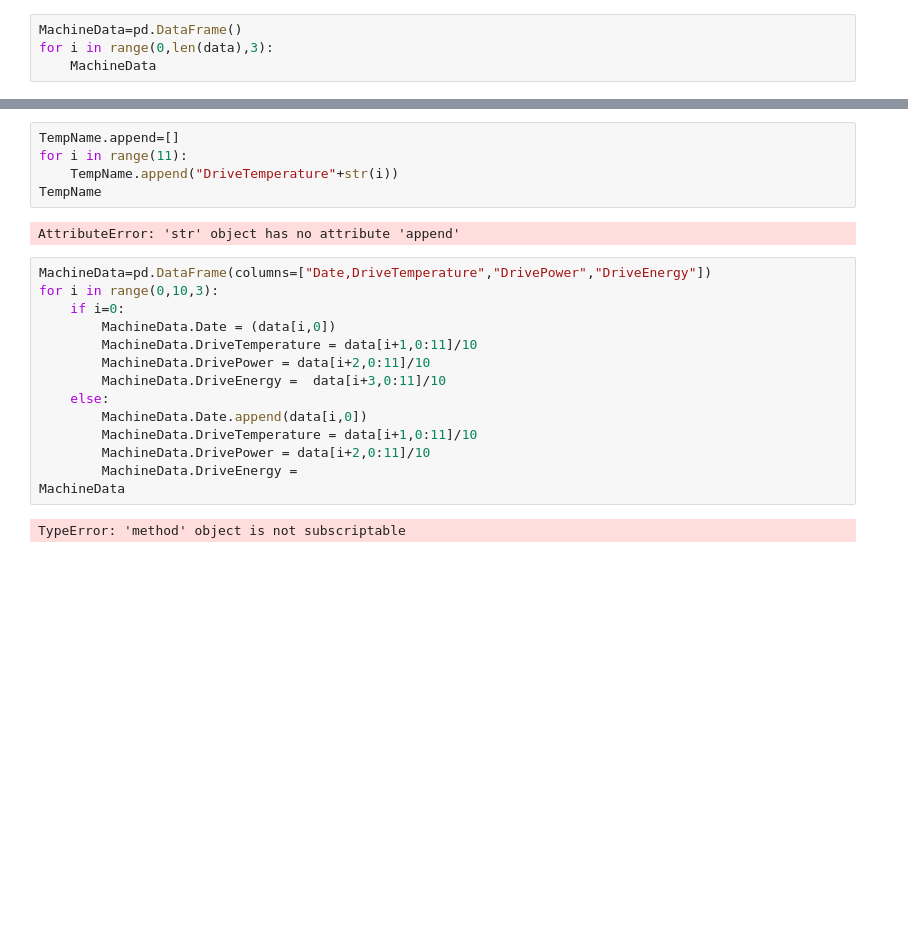
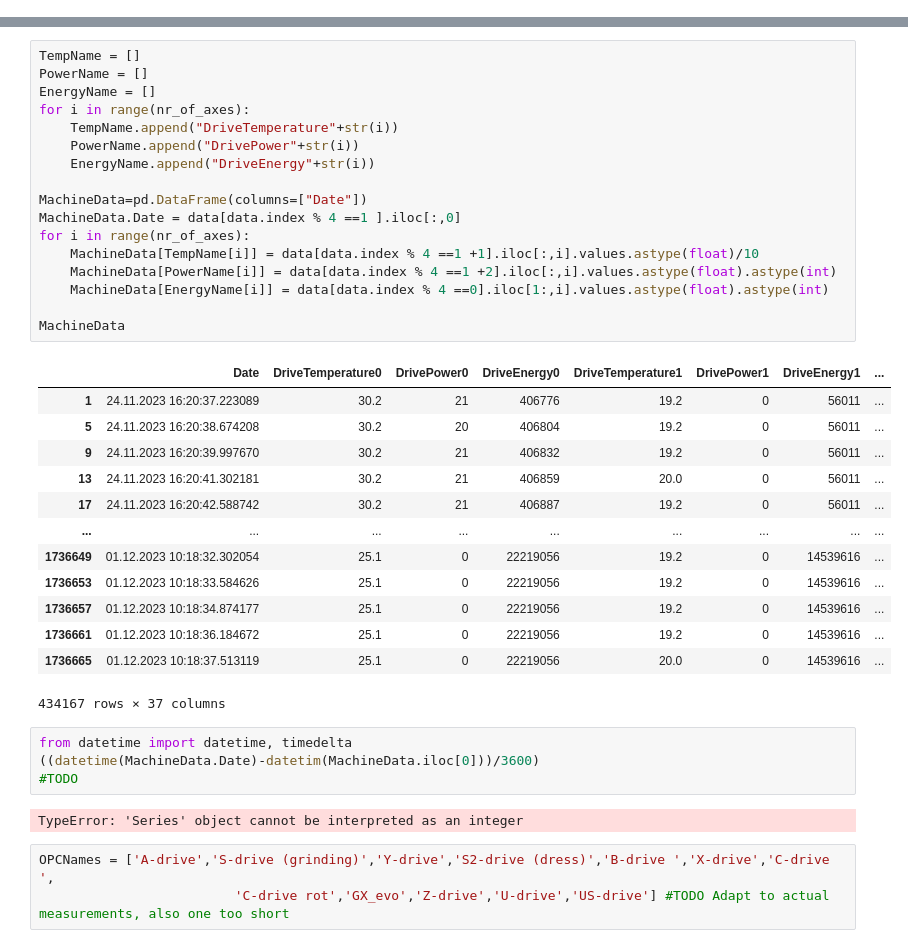
Before and after one commit to selang-inspire/Zorzini_Lang_Quinto_Offline, a Jupyter notebook: LoadAgaData.ipynb, the cells around one changed output, grey strips where cells are left out. Saved outputs shown, nothing was run; the diff lists cells and outputs as text; blank space fills up the shorter version.

```diff
--- a/LoadAgaData.ipynb
+++ b/LoadAgaData.ipynb
@@ -9,4 +11,0 @@ data=pd.read_csv(filename,names=list('abcdefghijkl'))
-# %%
-MachineData=pd.DataFrame()
-for i in range(0,len(data),3):
-    MachineData
@@ -37,23 +12,40 @@ MachineData
-# %%
-TempName.append=[]
-for i in range(11):
-    TempName.append("DriveTemperature"+str(i))
-TempName
-# %% [output]
-AttributeError: 'str' object has no attribute 'append'
-# %%
-MachineData=pd.DataFrame(columns=["Date,DriveTemperature","DrivePower","DriveEnergy"])
-for i in range(0,10,3):
-    if i=0:
-        MachineData.Date = (data[i,0])
-        MachineData.DriveTemperature = data[i+1,0:11]/10
-        MachineData.DrivePower = data[i+2,0:11]/10
-        MachineData.DriveEnergy =  data[i+3,0:11]/10
-    else:
-        MachineData.Date.append(data[i,0])
-        MachineData.DriveTemperature = data[i+1,0:11]/10
-        MachineData.DrivePower = data[i+2,0:11]/10
-        MachineData.DriveEnergy =
-MachineData
-# %% [output]
-TypeError: 'method' object is not subscriptable
+# %%
+TempName = []
+PowerName = []
+EnergyName = []
+for i in range(nr_of_axes):
+    TempName.append("DriveTemperature"+str(i))
+    PowerName.append("DrivePower"+str(i))
+    EnergyName.append("DriveEnergy"+str(i))
+
+MachineData=pd.DataFrame(columns=["Date"])
+MachineData.Date = data[data.index % 4 ==1 ].iloc[:,0]
+for i in range(nr_of_axes):
+    MachineData[TempName[i]] = data[data.index % 4 ==1 +1].iloc[:,i].values.astype(float)/10
+    MachineData[PowerName[i]] = data[data.index % 4 ==1 +2].iloc[:,i].values.astype(float).astype(int)
+    MachineData[EnergyName[i]] = data[data.index % 4 ==0].iloc[1:,i].values.astype(float).astype(int)
+
+MachineData
+# %% [output]
+|  | Date | DriveTemperature0 | DrivePower0 | DriveEnergy0 | DriveTemperature1 | DrivePower1 | DriveEnergy1 | ... |
+| 1 | 24.11.2023 16:20:37.223089 | 30.2 | 21 | 406776 | 19.2 | 0 | 56011 | ... |
+| 5 | 24.11.2023 16:20:38.674208 | 30.2 | 20 | 406804 | 19.2 | 0 | 56011 | ... |
+| 9 | 24.11.2023 16:20:39.997670 | 30.2 | 21 | 406832 | 19.2 | 0 | 56011 | ... |
+| 13 | 24.11.2023 16:20:41.302181 | 30.2 | 21 | 406859 | 20.0 | 0 | 56011 | ... |
+| 17 | 24.11.2023 16:20:42.588742 | 30.2 | 21 | 406887 | 19.2 | 0 | 56011 | ... |
+| ... | ... | ... | ... | ... | ... | ... | ... | ... |
+| 1736649 | 01.12.2023 10:18:32.302054 | 25.1 | 0 | 22219056 | 19.2 | 0 | 14539616 | ... |
+| 1736653 | 01.12.2023 10:18:33.584626 | 25.1 | 0 | 22219056 | 19.2 | 0 | 14539616 | ... |
+| 1736657 | 01.12.2023 10:18:34.874177 | 25.1 | 0 | 22219056 | 19.2 | 0 | 14539616 | ... |
+| 1736661 | 01.12.2023 10:18:36.184672 | 25.1 | 0 | 22219056 | 19.2 | 0 | 14539616 | ... |
+| 1736665 | 01.12.2023 10:18:37.513119 | 25.1 | 0 | 22219056 | 20.0 | 0 | 14539616 | ... |
+434167 rows × 37 columns
+# %%
+from datetime import datetime, timedelta
+((datetime(MachineData.Date)-datetim(MachineData.iloc[0]))/3600)
+#TODO
+# %% [output]
+TypeError: 'Series' object cannot be interpreted as an integer
+# %%
+OPCNames = ['A-drive','S-drive (grinding)','Y-drive','S2-drive (dress)','B-drive ','X-drive','C-drive ',
+                         'C-drive rot','GX_evo','Z-drive','U-drive','US-drive'] #TODO Adapt to actual measurements, also one too short
```
Also changed, not shown: parts of 4 cells of this notebook, 5 other files.
